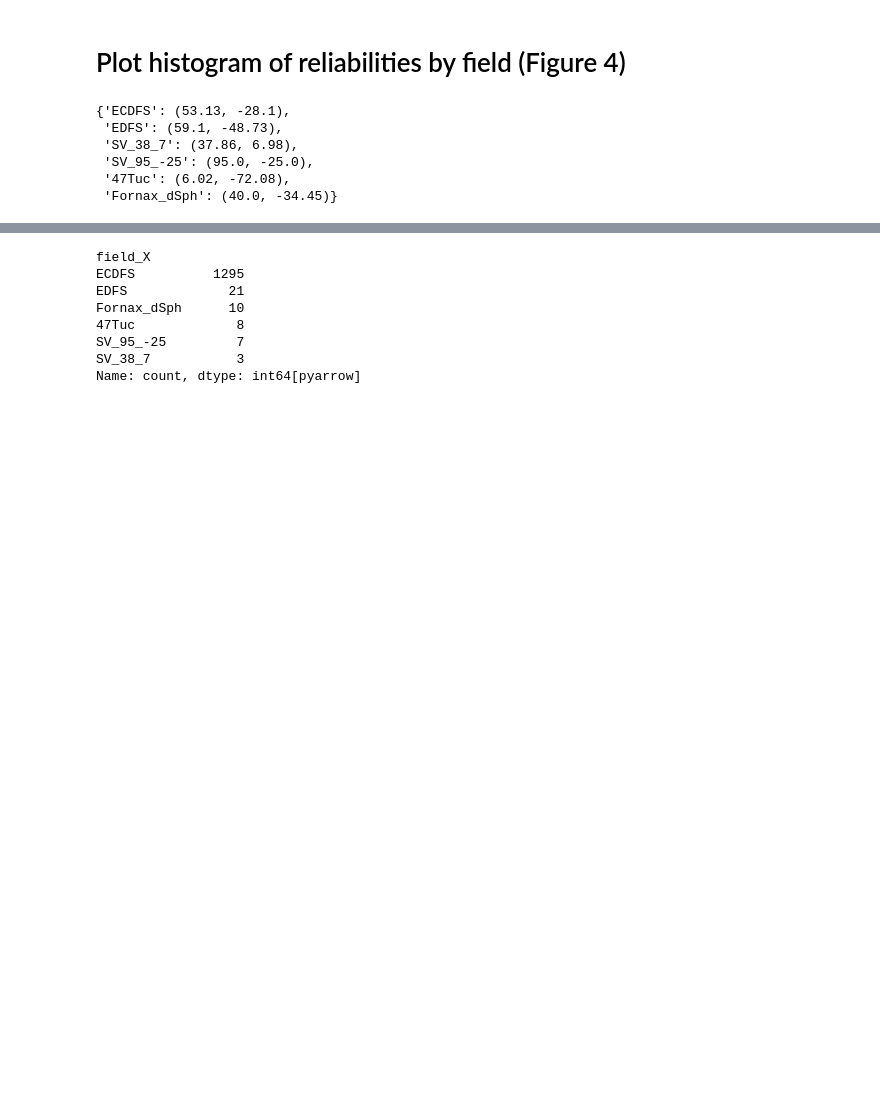
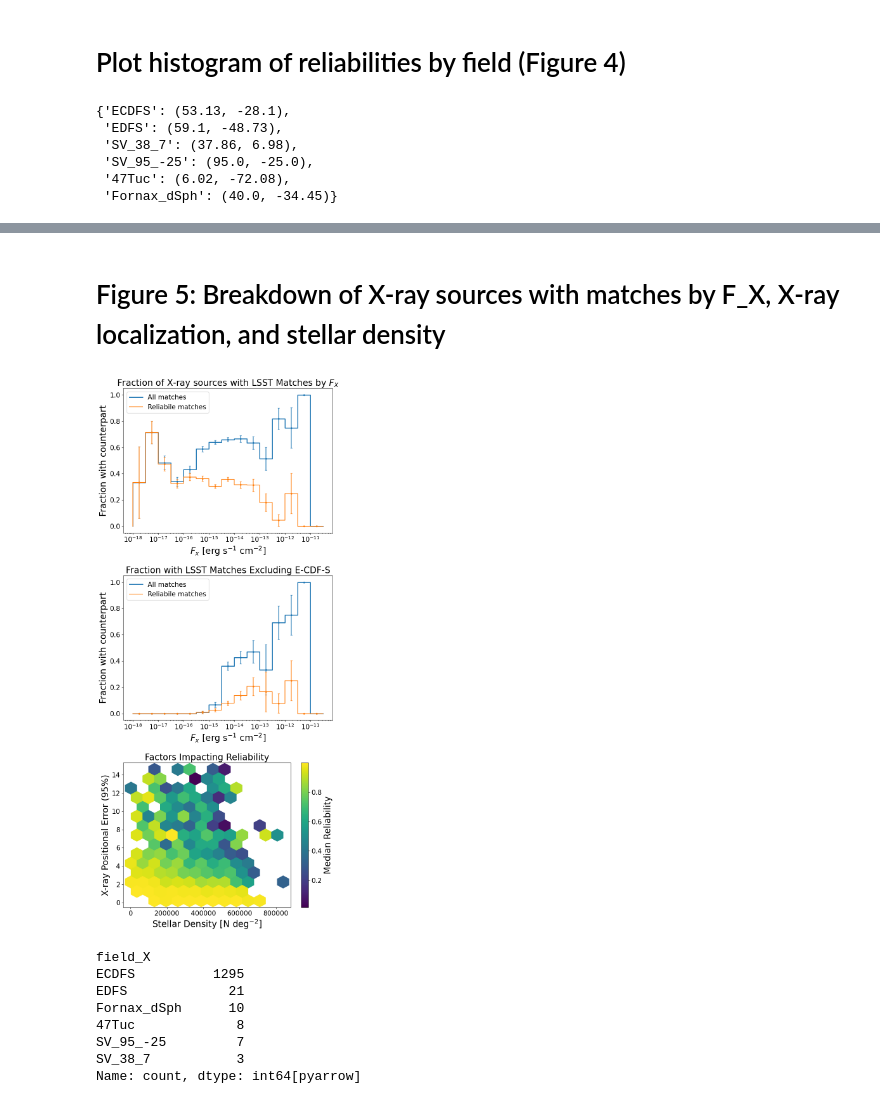
Before and after one commit to ykwang1/DP1_Xray_public, a Jupyter notebook: notebooks/analysis/make_plots.ipynb, the cells around one changed output, grey strips where cells are left out. Saved outputs shown, nothing was run; the diff lists cells and outputs as text; code cells hidden in the pictures; blank space fills up the shorter version.

```diff
--- a/notebooks/analysis/make_plots.ipynb
+++ b/notebooks/analysis/make_plots.ipynb
@@ -350,0 +349,2 @@ reliable = read_parquet('../../data/final_data_products/obj_dp1_xmatch_added_rel
+# %% [markdown]
+# Figure 5: Breakdown of X-ray sources with matches by F_X, X-ray localization, and stellar density
@@ -350,0 +353,17 @@ reliable = read_parquet('../../data/final_data_products/obj_dp1_xmatch_added_rel
+# %%
+def add_obj_cols_on_id(df, obj, cols, left_on='objectId'):
+    cols = cols + ['objectId']
+    return df.merge(obj[cols], how='left', left_on=left_on, right_on='objectId')
+
+
+
+max_rel = obj.sort_values('reliability').drop_duplicates(subset=['name_X'], keep='last')['reliability', 'name_X']
+dens['reliable_flag'] = [name in reliable['name_X'].values for name in df_X['name'].values]
+dens['max_reliability'] = [max_rel.query(f'name_X == "{name}"')['reliability'].iloc[0] if name in max_rel['name_X'].values else np.nan for name in dens['name'].values]
+
+def make_reliability_plot(ax):
+    hb = plt.hexbin(dens['N_deg2'], dens['e_pos_95'], C=dens['max_reliability'], reduce_C_function=np.median, gridsize=13)
+    fig.colorbar(hb, ax=ax, label='Median Reliability')
+    ax.set_xlabel('Stellar Density [N deg$^{-2}$]')
+    ax.set_ylabel('X-ray Positional Error (95%)')
+    plt.title('Factors Impacting Reliability')
@@ -351,3 +416,25 @@ reliable = read_parquet('../../data/final_data_products/obj_dp1_xmatch_added_rel
+# %%
+fig, axs = plt.subplots(nrows=3, ncols=1, figsize=(8,18))
+
+# plot fraction of matches by F_X
+plot_breakdown_F_X(axs[0], df_X, np.logspace(-18, -10, 17), color='C0', label='All matches', linewidth=2)
+plot_breakdown_F_X(axs[0], df_X, np.logspace(-18, -10, 17), 'rel', color='C1', label='Reliabile matches')
+axs[0].set_title('Fraction of X-ray sources with LSST Matches by $F_X$')
+axs[0].legend()
+axs[0].set_xscale('log')
+
+plot_breakdown_F_X(axs[1],df_X[df_X['field'] != 'ECDFS'], np.logspace(-18, -10, 17), color='C0', label='All matches', linewidth=2)
+plot_breakdown_F_X(axs[1],df_X[df_X['field'] != 'ECDFS'], np.logspace(-18, -10, 17), 'rel', color='C1', label='Reliabile matches')
+axs[1].set_title('Fraction with LSST Matches Excluding E-CDF-S')
+axs[1].legend()
+axs[1].set_xscale('log')
+
+make_reliability_plot(axs[2])
+
+plt.tight_layout()
+plt.savefig('../../plots/reliability_breakdown.pdf')
+# %% [output]
+[figure, added]
 # %%
 reliable['field_X'].value_counts()
 # %% [output]
```
Also changed, not shown: parts of 19 cells of this notebook, 3 other files.
